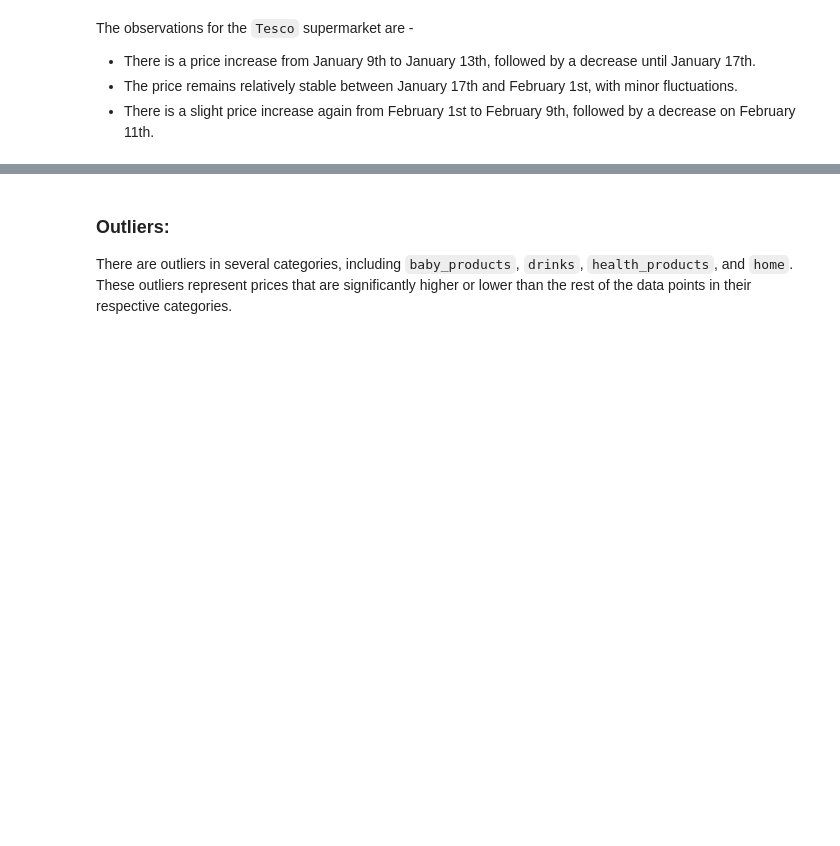
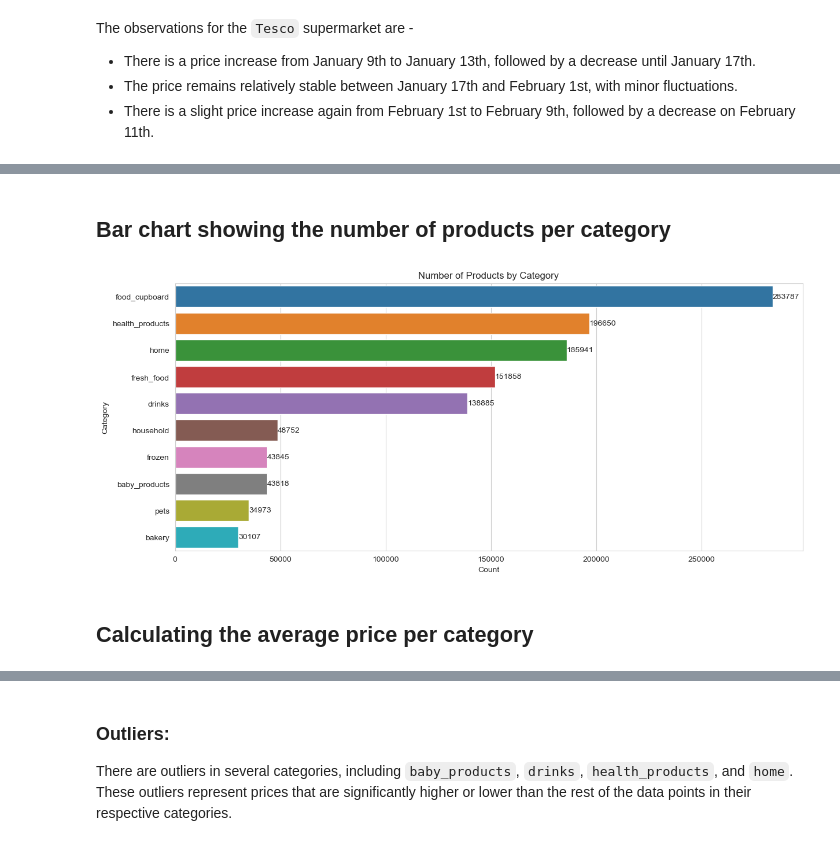
Before and after one commit to purvij07/Revenue-Prediction-Customer-Analytics-for-Supermarket-Data, a Jupyter notebook: code/Tesco_dataset.ipynb, the cells around one changed output, grey strips where cells are left out. Cells and saved outputs as stored; diff of their text form; code cells hidden in the pictures; blank space fills up the shorter version.

```diff
--- a/code/Tesco_dataset.ipynb
+++ b/code/Tesco_dataset.ipynb
@@ -154,13 +171,0 @@ There are no other null values present within the dataset
-# %%
-# Bar graph
-avg_prices_tesco = df_tesco.groupby("category")["prices_pounds"].mean()
-ax_tesco = avg_prices_tesco.plot(kind = "bar")
-plt.title("Average Prices per Unit by Category")
-plt.xlabel("Category")
-plt.ylabel("Average Price (£)")
-
-# Annotating the bars with values
-for i, v in enumerate(avg_prices_tesco):
-    ax_tesco.text(i, v + 0.03, f'{v:.2f}', ha = 'center', va = 'bottom')
-
-plt.show()
@@ -208,0 +208,21 @@ The observations for the `Tesco` supermarket are -
+# %% [markdown]
+## Bar chart showing the number of products per category
+# %%
+plt.figure(figsize=(14, 6))
+sns.countplot(y='category',
+              data=df_tesco,
+              order=df_tesco['category'].value_counts().index)
+
+plt.title('Number of Products by Category')
+plt.xlabel('Count')
+plt.ylabel('Category')
+
+# Adding annotations
+for i, count in enumerate(df_tesco['category'].value_counts()):
+    plt.text(count, i, str(count), ha='left', va='center')
+
+plt.show()
+# %% [output]
+[figure, added]
+# %% [markdown]
+## Calculating the average price per category
```
Also changed, not shown: parts of 36 cells of this notebook, 1 other file.
